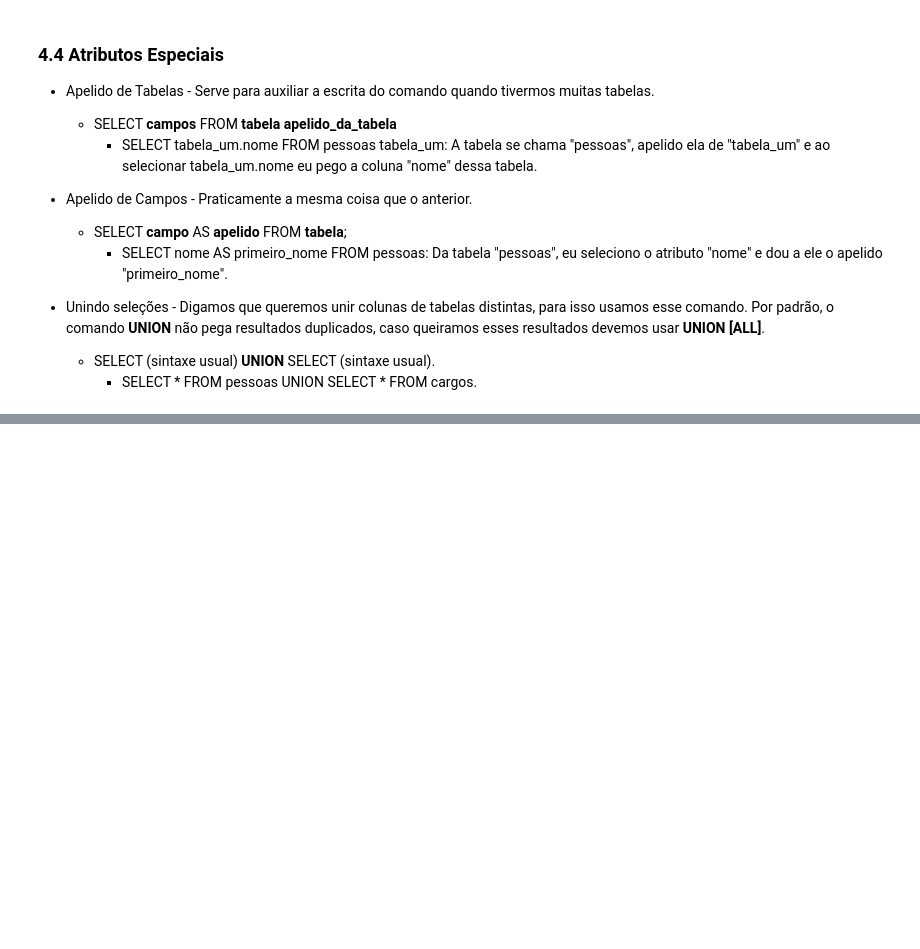
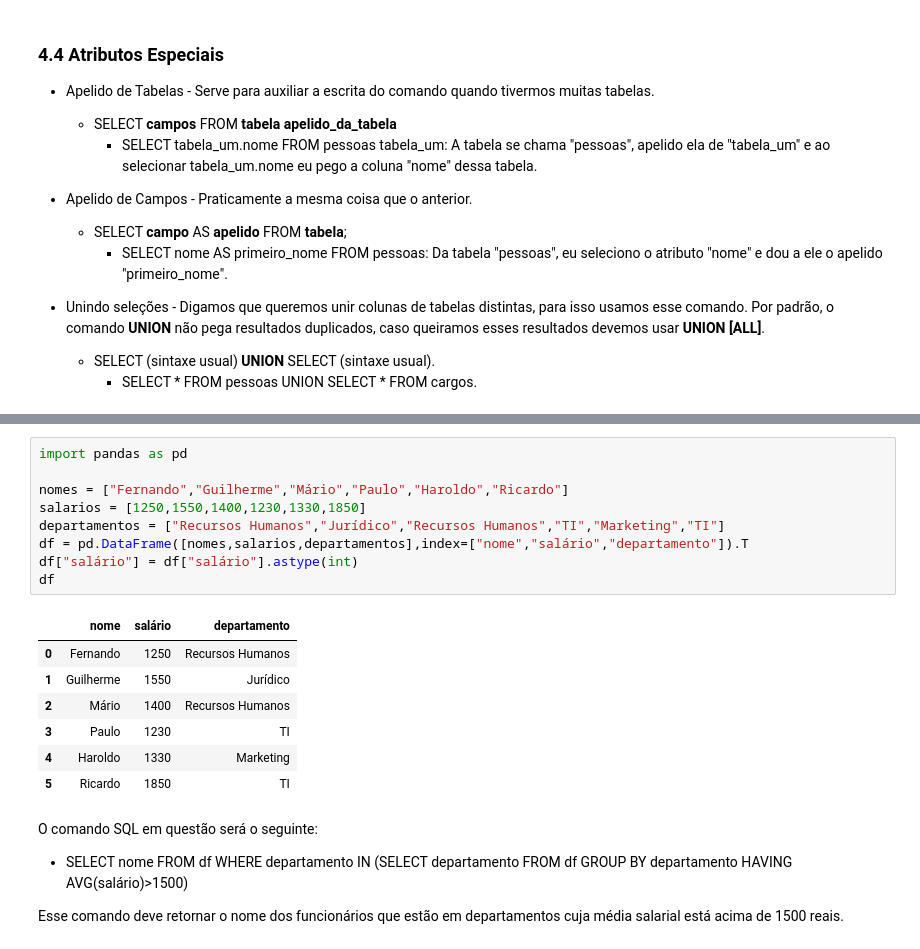
Before and after one commit to GabrielJDN/Aulas, a Jupyter notebook: SQL/SQL_Softblue.ipynb, the cells around one changed output, grey strips where cells are left out. Cells and saved outputs as stored; diff of their text form; blank space fills up the shorter version.

```diff
--- a/SQL/SQL_Softblue.ipynb
+++ b/SQL/SQL_Softblue.ipynb
@@ -444,0 +579,23 @@ Para selecionaros registros específicos devemos usar o comando **WHERE** atrav
+# %%
+import pandas as pd
+
+nomes = ["Fernando","Guilherme","Mário","Paulo","Haroldo","Ricardo"]
+salarios = [1250,1550,1400,1230,1330,1850]
+departamentos = ["Recursos Humanos","Jurídico","Recursos Humanos","TI","Marketing","TI"]
+df = pd.DataFrame([nomes,salarios,departamentos],index=["nome","salário","departamento"]).T
+df["salário"] = df["salário"].astype(int)
+df
+# %% [output]
+|  | nome | salário | departamento |
+| 0 | Fernando | 1250 | Recursos Humanos |
+| 1 | Guilherme | 1550 | Jurídico |
+| 2 | Mário | 1400 | Recursos Humanos |
+| 3 | Paulo | 1230 | TI |
+| 4 | Haroldo | 1330 | Marketing |
+| 5 | Ricardo | 1850 | TI |
+# %% [markdown]
+O comando SQL em questão será o seguinte:
+
+* SELECT nome FROM df WHERE departamento IN (SELECT departamento FROM df GROUP BY departamento HAVING AVG(salário)>1500)
+
+Esse comando deve retornar o nome dos funcionários que estão em departamentos cuja média salarial está acima de 1500 reais.
```
Also changed, not shown: parts of 11 cells of this notebook.
